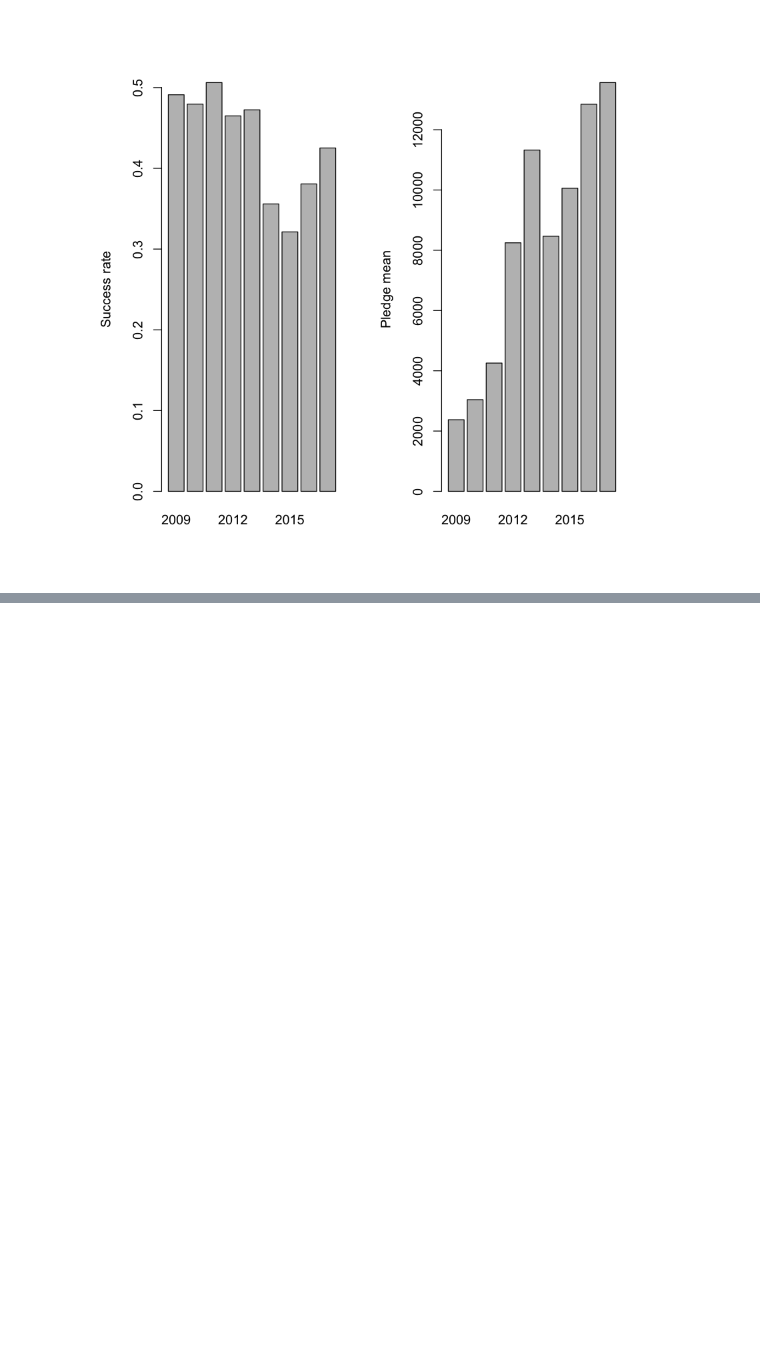
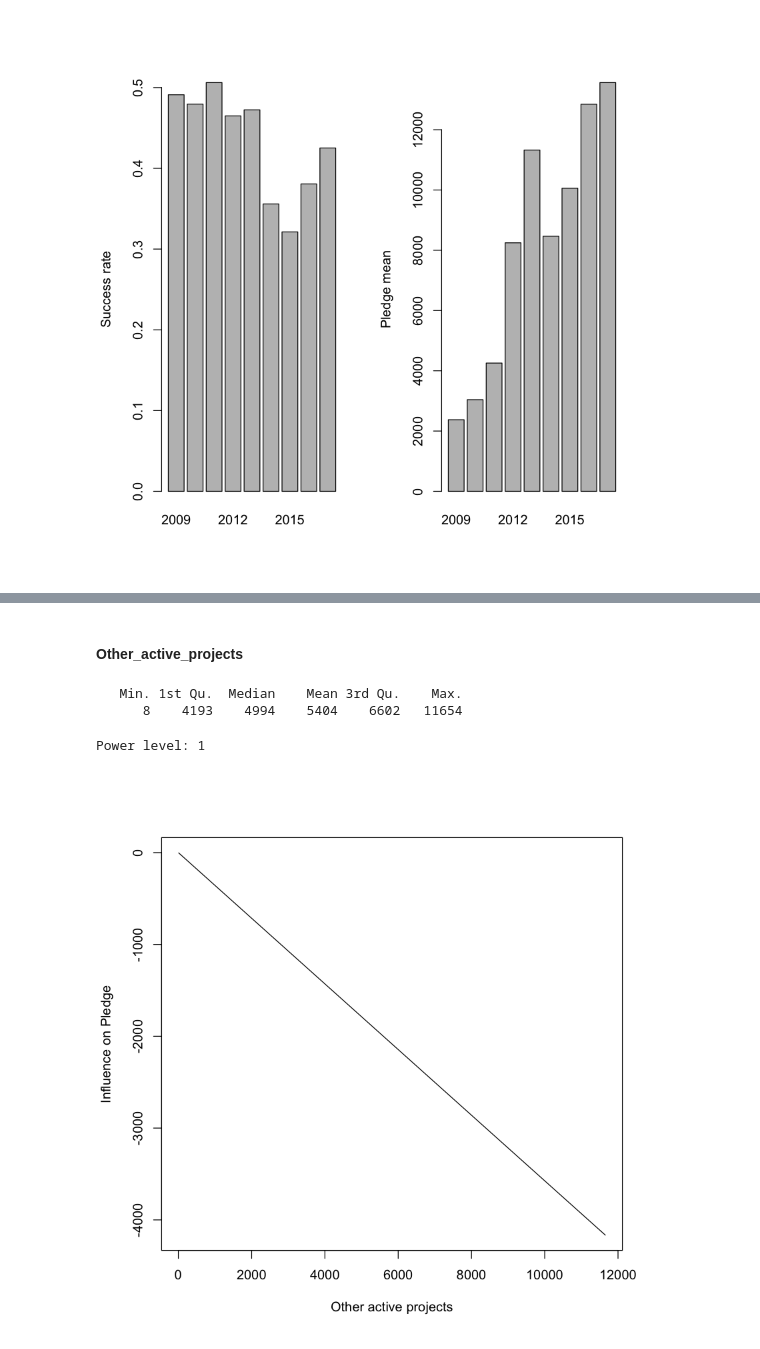
Before and after one commit to MLobo1997/Kickstarter_predictor, a Jupyter notebook: Eval.ipynb, the cells around one changed output, grey strips where cells are left out. Cells and saved outputs as stored; diff of their text form; code cells hidden in the pictures; blank space fills up the shorter version.

```diff
--- a/Eval.ipynb
+++ b/Eval.ipynb
@@ -266,0 +401,13 @@ There's not a lot of similarity between these two plots and the ones above, ther
+# %% [markdown]
+#### Other_active_projects
+# %%
+summary(projects$other_active_projects)
+# %% [output]
+   Min. 1st Qu.  Median    Mean 3rd Qu.    Max.
+      8    4193    4994    5404    6602   11654
+# %%
+coefs <- summary(lm.fit)$coef[16,"Estimate"]
+curve(eq(x, coefs, 0), xlab = "Other active projects", ylab = "Influence on Pledge", from = 8, to = 11654)
+# %% [output]
+Power level: 1
+[figure, added]
```
Also changed, not shown: parts of 34 cells of this notebook.
